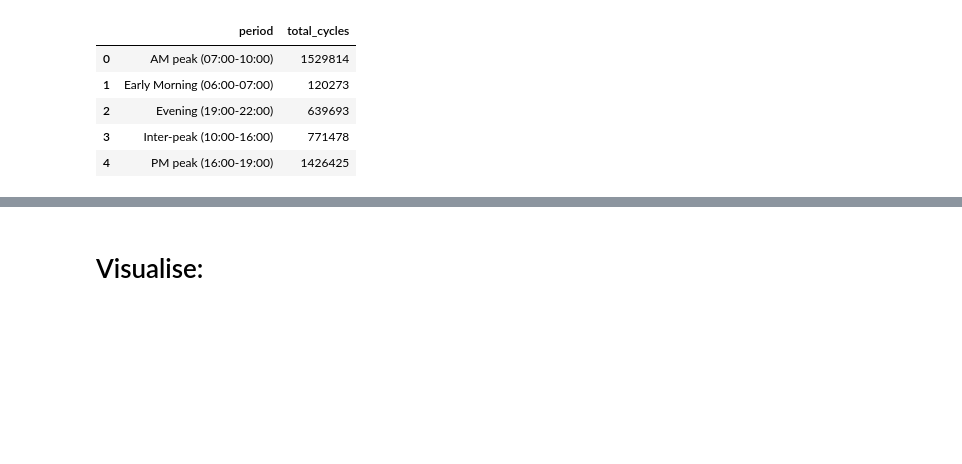
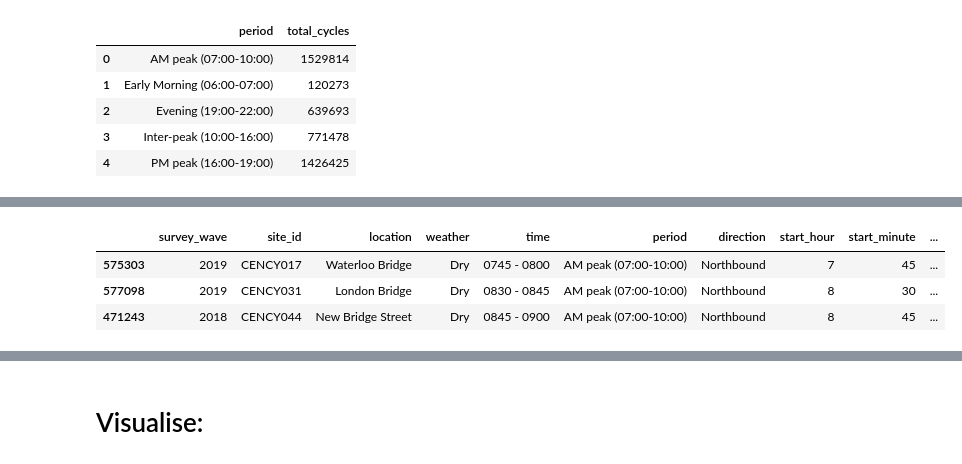
Before and after one commit to Moha-Barik/Employer-Project-team-1, a Jupyter notebook: EDA_london_biking_v1.ipynb, the cells around one changed output, grey strips where cells are left out. Cells and saved outputs as stored; diff of their text form; code cells hidden in the pictures; blank space fills up the shorter version.

```diff
--- a/EDA_london_biking_v1.ipynb
+++ b/EDA_london_biking_v1.ipynb
@@ -343,0 +380,9 @@ lond_trend2
+# %%
+# RESULT FOR WHICH STREET TO PUT HIRING FACILITIES ON IN INNER LONDON
+Central_l = Central_l.sort_values(by='difference',ascending=False)
+Central_l.head(3)
+# %% [output]
+|  | survey_wave | site_id | location | weather | time | period | direction | start_hour | start_minute | ... |
+| 575303 | 2019 | CENCY017 | Waterloo Bridge | Dry | 0745 - 0800 | AM peak (07:00-10:00) | Northbound | 7 | 45 | ... |
+| 577098 | 2019 | CENCY031 | London Bridge | Dry | 0830 - 0845 | AM peak (07:00-10:00) | Northbound | 8 | 30 | ... |
+| 471243 | 2018 | CENCY044 | New Bridge Street | Dry | 0845 - 0900 | AM peak (07:00-10:00) | Northbound | 8 | 45 | ... |
```
Also changed, not shown: parts of 20 cells of this notebook.
